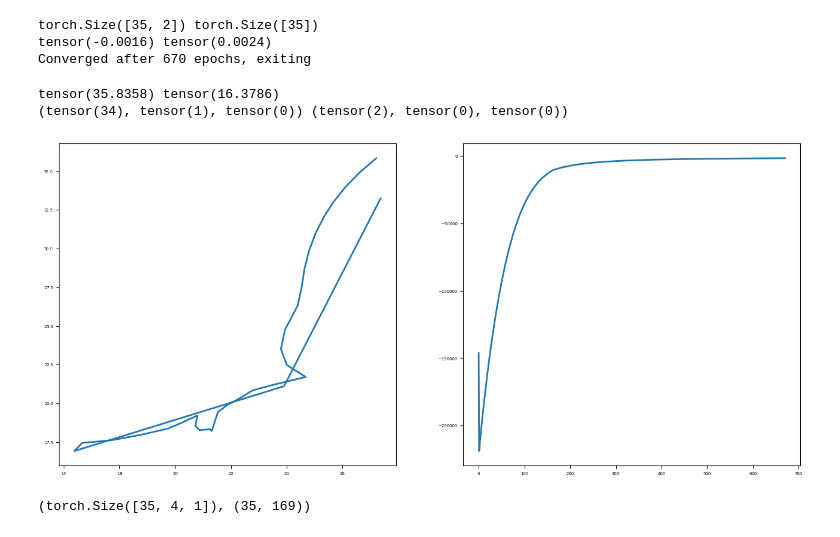
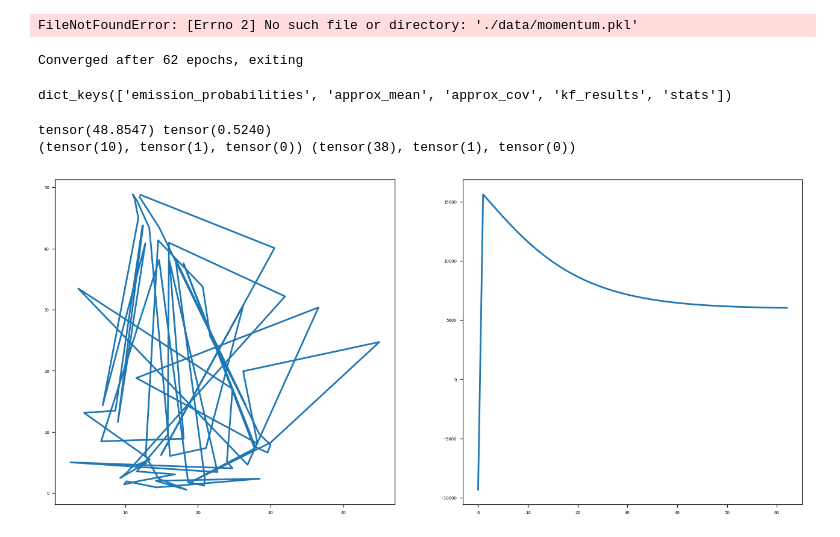
Before and after one commit to Zhang-CNL/PO-OU, a Jupyter notebook: notebooks/run_momentum.ipynb, the cells around one changed output. Saved outputs shown, nothing was run; the diff lists cells and outputs as text; code cells hidden in the pictures.

Commit message:
Update online learning for momentum model

```diff
--- a/notebooks/run_momentum.ipynb
+++ b/notebooks/run_momentum.ipynb
@@ -23,37 +27,45 @@ hse.spike_raster_plot(rat_data.ripple_data.spikemats_ripple[67].T)
 # %%
 m = hsem.Momentum(
         rat_data.place_field_data.place_fields[rat_data.place_field_data.place_cell_ids],
-        rat_data.ripple_data.spikemats_ripple[1],
+        rat_data.ripple_data.spikemats_ripple,
         hsep.PFEIFFER_RECORDING_FPS,
         (50, 50),
         seed=None
     )
-fm = m.em(n_iter=100000, emtol=1e-3, lr=1.0, seed=None, gd_tol=1e-3)
 # %% [output]
-torch.Size([35, 2]) torch.Size([35])
-tensor(-0.0016) tensor(0.0024)
-Converged after 670 epochs, exiting
+FileNotFoundError: [Errno 2] No such file or directory: './data/momentum.pkl'
+# %%
+s = compress_pickle.dumps(m, "gzip")
+with open("../data/momentum.pkl", "wb") as f:
+    f.write(s)
+# %%
+with open("../data/momentum.pkl", "rb") as f:
+    raw = f.read()
+    m = compress_pickle.loads(raw, "gzip")
+# %%
+fm = m.em(n_iter=100000, emtol=1e-3, lr=0.1, seed=None, gd_tol=1e-3)
+# %% [output]
+Converged after 62 epochs, exiting
+# %%
+fm[0][0].keys()
+# %% [output]
+dict_keys(['emission_probabilities', 'approx_mean', 'approx_cov', 'kf_results', 'stats'])
 # %%
-import torch
-t = fm.smoothed_mean[:,:2]
+t = fm[0][54]['kf_results'].smoothed_mean[:,:2]
 plt.figure(figsize=(16,7))
 plt.subplot(1,2,1)
 plt.plot(t[:,0], t[:,1])
 plt.subplot(1,2,2)
-plt.plot(fm.negloglike)
+plt.plot(fm[1])
 print(t.max(), t.min())
 print(
     torch.unravel_index(t.argmax(), t.shape),
     torch.unravel_index(t.argmin(), t.shape)
 )
 # %% [output]
-tensor(35.8358) tensor(16.3786)
-(tensor(34), tensor(1), tensor(0)) (tensor(2), tensor(0), tensor(0))
+tensor(48.8547) tensor(0.5240)
+(tensor(10), tensor(1), tensor(0)) (tensor(38), tensor(1), tensor(0))
-[figure, old version]
+[figure, new version]
-# %%
-fm.smoothed_mean.shape, rat_data.ripple_data.spikemats_ripple[1].shape
-# %% [output]
-(torch.Size([35, 4, 1]), (35, 169))
 # %%
 from scipy.stats import multivariate_normal, norm
 import ipywidgets as widgets
```
Also changed, not shown: parts of 4 cells of this notebook, 8 other files.
